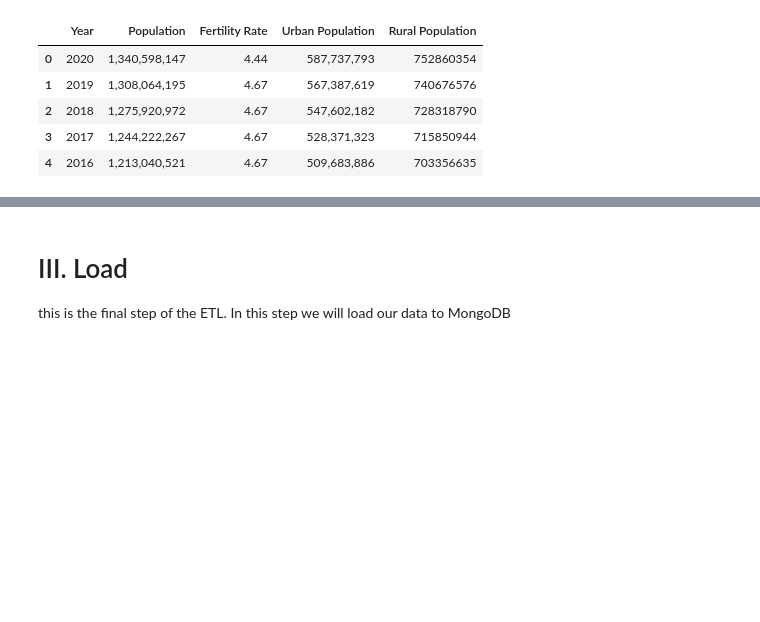
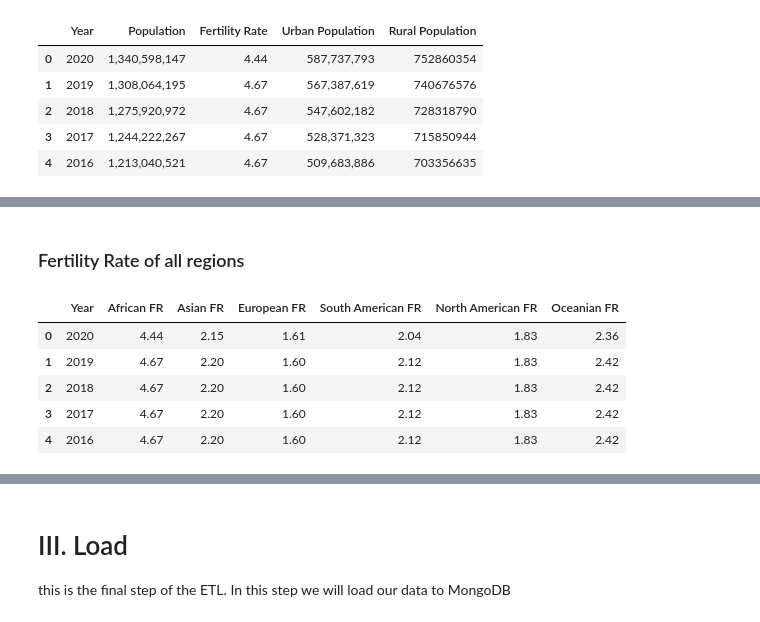
Before and after one commit to amal209/Back-end, a Jupyter notebook: etl.ipynb, the cells around one changed output, grey strips where cells are left out. Saved outputs shown, nothing was run; the diff lists cells and outputs as text; code cells hidden in the pictures; blank space fills up the shorter version.

```diff
--- a/etl.ipynb
+++ b/etl.ipynb
@@ -208,0 +170,20 @@ oceanian_population_forcast_df = populationForcast(oceanian_df)
+# %% [markdown]
+### Fertility Rate of all regions
+# %%
+fertility_rate= pd.DataFrame(columns =['Year', 'African FR','Asian FR','European FR','South American FR','North American FR','Oceanian FR'])
+fertility_rate["Year"] = african_df["Year"]
+fertility_rate["African FR"] = african_df["Fertility Rate"]
+fertility_rate["Asian FR"] = asian_df["Fertility Rate"]
+fertility_rate["European FR"] = european_df["Fertility Rate"]
+fertility_rate["South American FR"] = southAmerican_df["Fertility Rate"]
+fertility_rate["North American FR"] = northAmerican_df["Fertility Rate"]
+fertility_rate["Oceanian FR"] = oceanian_df["Fertility Rate"]
+fertility_rate = fertility_rate.iloc[:18,:]
+fertility_rate.head()
+# %% [output]
+|  | Year | African FR | Asian FR | European FR | South American FR | North American FR | Oceanian FR |
+| 0 | 2020 | 4.44 | 2.15 | 1.61 | 2.04 | 1.83 | 2.36 |
+| 1 | 2019 | 4.67 | 2.20 | 1.60 | 2.12 | 1.83 | 2.42 |
+| 2 | 2018 | 4.67 | 2.20 | 1.60 | 2.12 | 1.83 | 2.42 |
+| 3 | 2017 | 4.67 | 2.20 | 1.60 | 2.12 | 1.83 | 2.42 |
+| 4 | 2016 | 4.67 | 2.20 | 1.60 | 2.12 | 1.83 | 2.42 |
```
Also changed, not shown: parts of 34 cells of this notebook, 22 other files.
